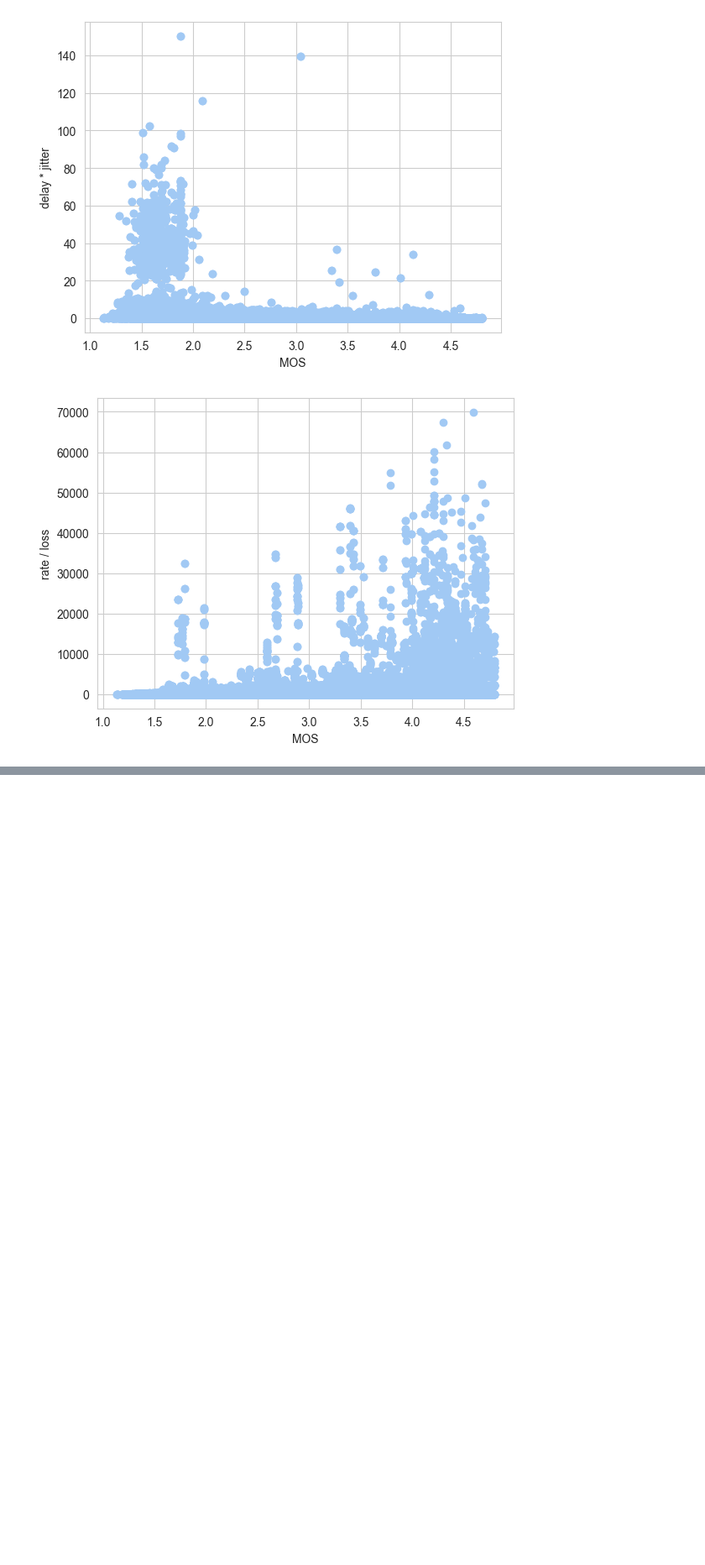
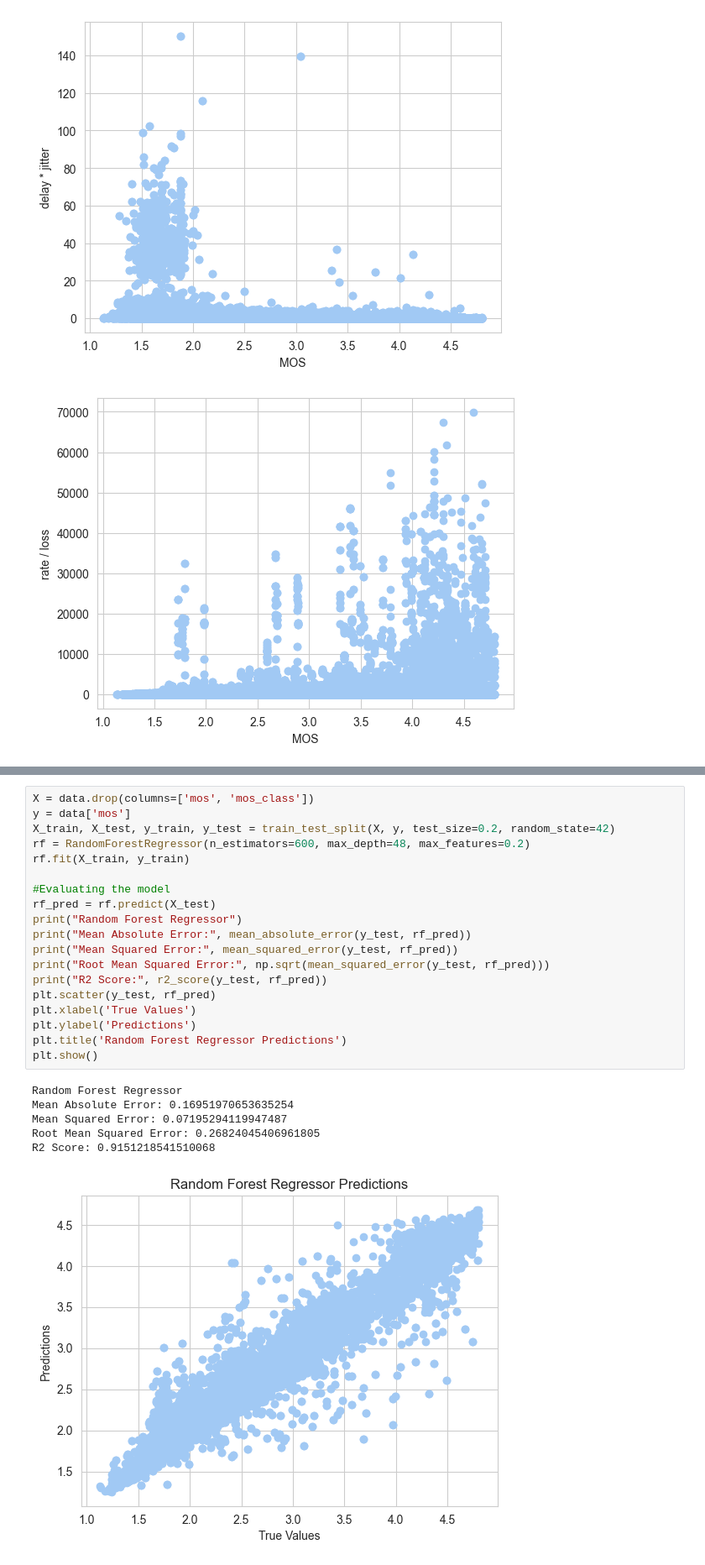
Before and after one commit to zazou-git86/MOS_QOE_Selenium, a Jupyter notebook: MOS_QOE_Selenium.ipynb, the cells around one changed output, grey strips where cells are left out. Shown at 84% size. Drawn from its saved outputs; the diff is of its cells as text; blank space fills up the shorter version.

```diff
--- a/MOS_QOE_Selenium.ipynb
+++ b/MOS_QOE_Selenium.ipynb
@@ -617,0 +396,26 @@ rmse: 0.26845048350477063
+# %%
+X = data.drop(columns=['mos', 'mos_class'])
+y = data['mos']
+X_train, X_test, y_train, y_test = train_test_split(X, y, test_size=0.2, random_state=42)
+rf = RandomForestRegressor(n_estimators=600, max_depth=48, max_features=0.2)
+rf.fit(X_train, y_train)
+
+#Evaluating the model
+rf_pred = rf.predict(X_test)
+print("Random Forest Regressor")
+print("Mean Absolute Error:", mean_absolute_error(y_test, rf_pred))
+print("Mean Squared Error:", mean_squared_error(y_test, rf_pred))
+print("Root Mean Squared Error:", np.sqrt(mean_squared_error(y_test, rf_pred)))
+print("R2 Score:", r2_score(y_test, rf_pred))
+plt.scatter(y_test, rf_pred)
+plt.xlabel('True Values')
+plt.ylabel('Predictions')
+plt.title('Random Forest Regressor Predictions')
+plt.show()
+# %% [output]
+Random Forest Regressor
+Mean Absolute Error: 0.16951970653635254
+Mean Squared Error: 0.07195294119947487
+Root Mean Squared Error: 0.26824045406961805
+R2 Score: 0.9151218541510068
+[figure, added]
```
Also changed, not shown: parts of 18 cells of this notebook.
